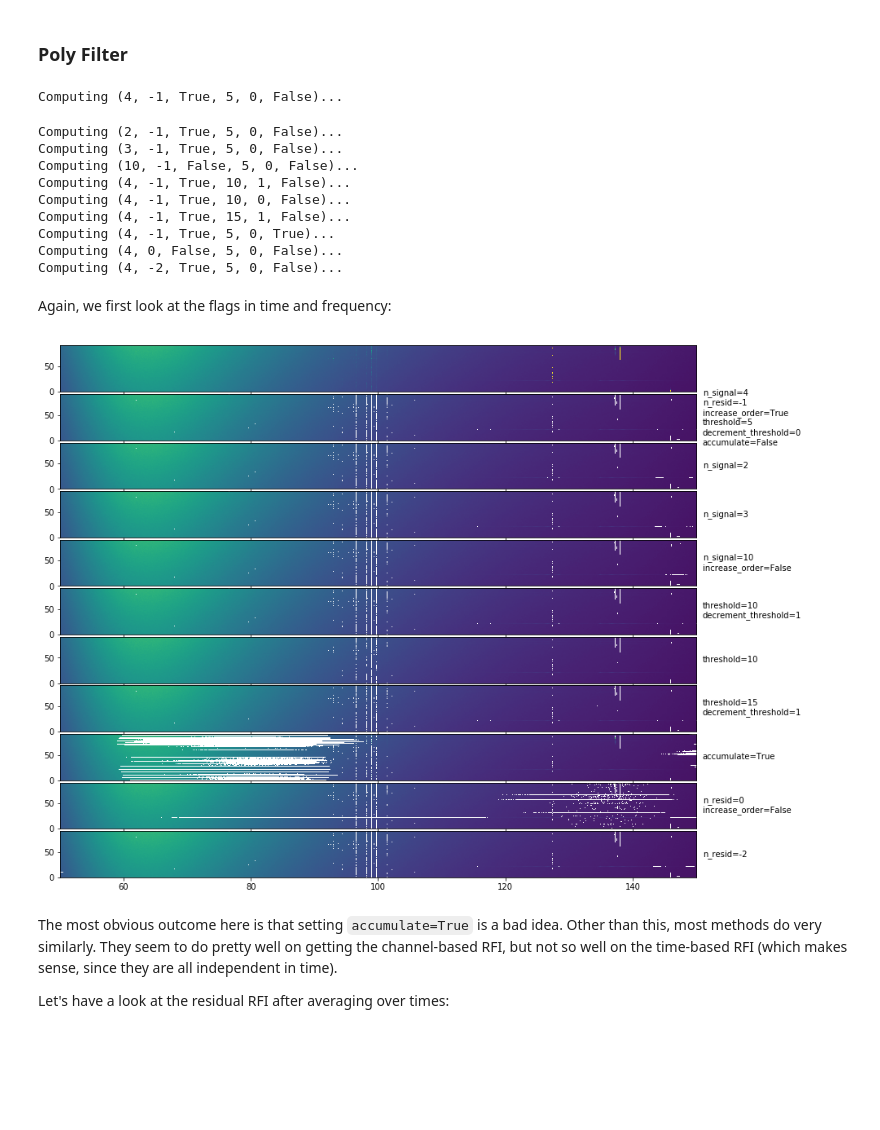
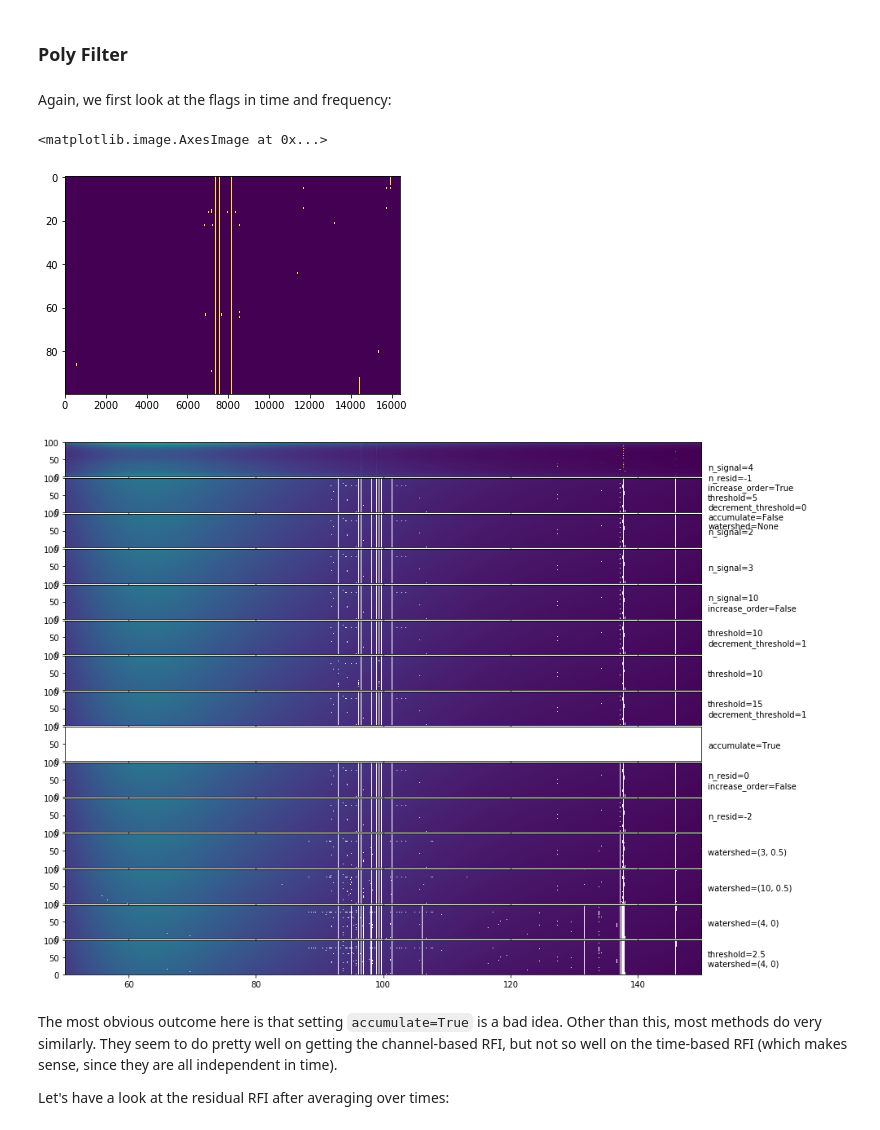
Before and after one commit to edges-collab/edges-analysis, a Jupyter notebook: docs/demos/rfi_algorithm_exploration.ipynb, the cells around one changed output. Drawn from its saved outputs; the diff is of its cells as text; code cells hidden in the pictures; blank space fills up the shorter version.

```diff
--- a/docs/demos/rfi_algorithm_exploration.ipynb
+++ b/docs/demos/rfi_algorithm_exploration.ipynb
@@ -63,8 +60,8 @@ It's clear that some of the RFI is conregating on certain channels, while other
 # %% [markdown]
 ## Perform xRFI
 # %%
-l1_spectrum = data.spectrum.copy()
-l1_flags = data.weights <= 0
+l1_spectrum = data.spectrum[200:300].copy()
+l1_flags = data.weights[200:300] <= 0
 # %% [markdown]
 ### Using Median Filter
 # %%
@@ -184,18 +181,22 @@ polyfilt_flag_list = []
 polyfilt_info_list = []
 polyfilt_times = []
 
-polyfilt_optnames = ['n_signal', 'n_resid', 'increase_order', 'threshold', 'decrement_threshold', 'accumulate']
+polyfilt_optnames = ['n_signal', 'n_resid', 'increase_order', 'threshold', 'decrement_threshold', 'accumulate', 'watershed']
 poly_options = [
-    (4, -1, True, 5, 0, False),
-    (2, -1, True, 5, 0, False),
-    (3, -1, True, 5, 0, False),
-    (10, -1, False, 5, 0, False),
-    (4, -1, True, 10, 1, False),
-    (4, -1, True, 10, 0, False),
-    (4, -1, True, 15, 1, False),
-    (4, -1, True, 5, 0, True),
-    (4, 0, False, 5, 0, False),
-    (4, -2, True, 5, 0, False),
+    (4, -1, True, 5, 0, False, None),
+    (2, -1, True, 5, 0, False, None),
+    (3, -1, True, 5, 0, False, None),
+    (10, -1, False, 5, 0, False, None),
+    (4, -1, True, 10, 1, False, None),
+    (4, -1, True, 10, 0, False, None),
+    (4, -1, True, 15, 1, False, None),
+    (4, -1, True, 5, 0, True, None),
+    (4, 0, False, 5, 0, False, None),
+    (4, -2, True, 5, 0, False, None),
+    (4, -1, True, 5, 0, False, (3, 0.5)),
+    (4, -1, True, 5, 0, False, (10, 0.5)),
+    (4, -1, True, 5, 0, False, (4, 0)), # Similar to Alan's watershed
+    (4, -1, True, 2.5, 0, False, (4, 0)), # Similar to Alan's watershed and threhsold
 ]
 
 for opts in poly_options:
@@ -211,23 +212,12 @@ for opts in poly_options:
         )
         infos.append(info)
     # Ensure nothing janky happened to the spectrum
-    assert np.all(l1_spectrum == data.spectrum)
+    assert np.all(l1_spectrum == data.spectrum[200:300])
 
 
     polyfilt_flag_list.append(flags)
     polyfilt_info_list.append(infos)
 
     polyfilt_times.append(time.time() - t)
-# %% [output]
-Computing (4, -1, True, 5, 0, False)...
-Computing (2, -1, True, 5, 0, False)...
-Computing (3, -1, True, 5, 0, False)...
-Computing (10, -1, False, 5, 0, False)...
-Computing (4, -1, True, 10, 1, False)...
-Computing (4, -1, True, 10, 0, False)...
-Computing (4, -1, True, 15, 1, False)...
-Computing (4, -1, True, 5, 0, True)...
-Computing (4, 0, False, 5, 0, False)...
-Computing (4, -2, True, 5, 0, False)...
 # %% [markdown]
 Again, we first look at the flags in time and frequency:
@@ -234 +226,6 @@ Again, we first look at the flags in time and frequency:
+# %%
+plt.imshow(flg, aspect='auto')
+# %% [output]
+<matplotlib.image.AxesImage at 0x...>
+[figure, added]
 # %%
@@ -241,8 +238,10 @@ extent=(data.raw_frequencies.min(), data.raw_frequencies.max(), 0, len(l1_spectr
 ax[0].imshow(data.spectra['Q'], aspect='auto', extent=extent, vmin=0, vmax=4)
 
 for i, (fl, opts) in enumerate(zip(polyfilt_flag_list, poly_options)):
+    fl = xrfi.xrfi_watershed(fl)
+
     ax[i+1].imshow(
-        np.where(fl, np.nan, data.spectra['Q']),
+        np.where(fl, np.nan, data.spectra['Q'][200:300]),
         aspect='auto',
         extent=extent,
         vmin=0, vmax=4
@@ -253,7 +252,7 @@ for i, (fl, opts) in enumerate(zip(polyfilt_flag_list, poly_options)):
         ha='left', va='center'
     );
 # %% [output]
-[figure, old version]
+[figure, new version]
 # %% [markdown]
 The most obvious outcome here is that setting `accumulate=True` is a bad idea. Other than this, most methods do very similarly. They seem to do pretty well on getting the channel-based RFI, but not so well on the time-based RFI (which makes sense, since they are all independent in time).
 
```
Also changed, not shown: parts of 9 cells of this notebook, 31 other files.
